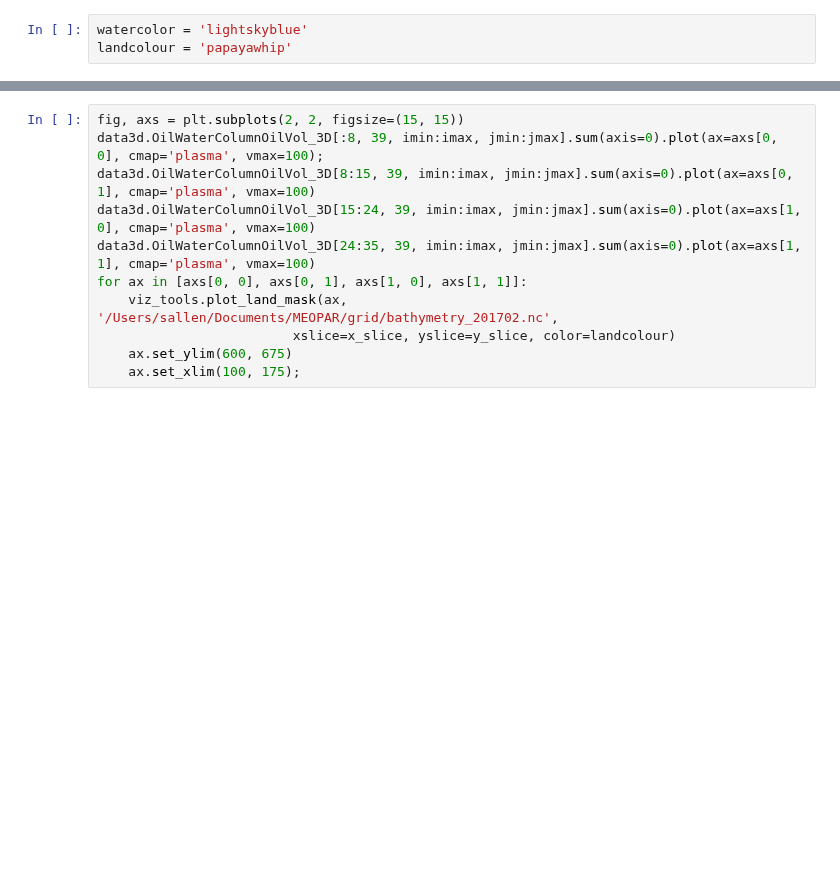
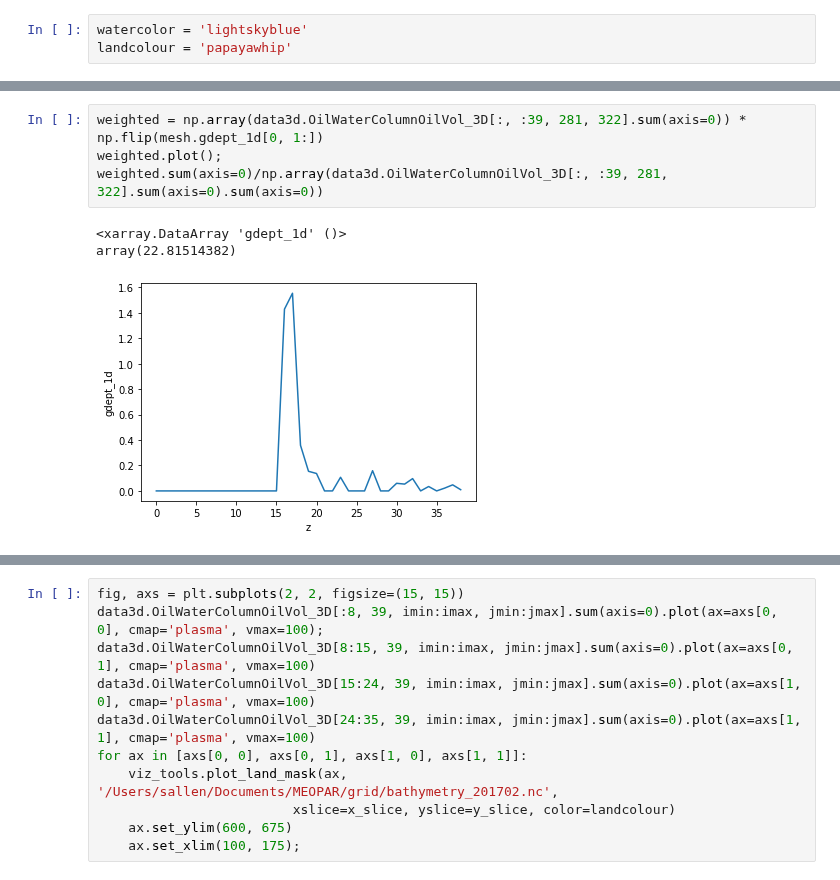
Before and after one commit to MIDOSS/Visualization, a Jupyter notebook: Snowflake.ipynb, the cells around one changed output, grey strips where cells are left out. Drawn from its saved outputs; the diff is of its cells as text; blank space fills up the shorter version.

```diff
--- a/Snowflake.ipynb
+++ b/Snowflake.ipynb
@@ -49,0 +59,8 @@ ax.set_xlim(100, 175);
+# %%
+weighted = np.array(data3d.OilWaterColumnOilVol_3D[:, :39, 281, 322].sum(axis=0)) * np.flip(mesh.gdept_1d[0, 1:])
+weighted.plot();
+weighted.sum(axis=0)/np.array(data3d.OilWaterColumnOilVol_3D[:, :39, 281, 322].sum(axis=0).sum(axis=0))
+# %% [output]
+<xarray.DataArray 'gdept_1d' ()>
+array(22.81514382)
+[figure, added]
```
Also changed, not shown: parts of 11 cells of this notebook, 1 other file.
